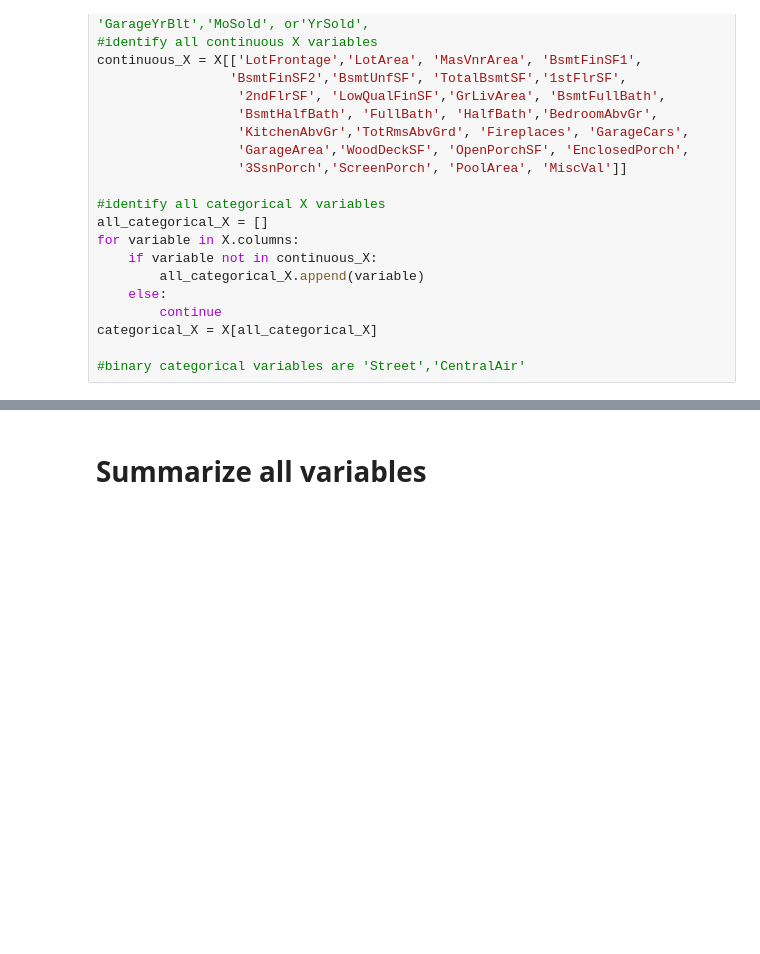
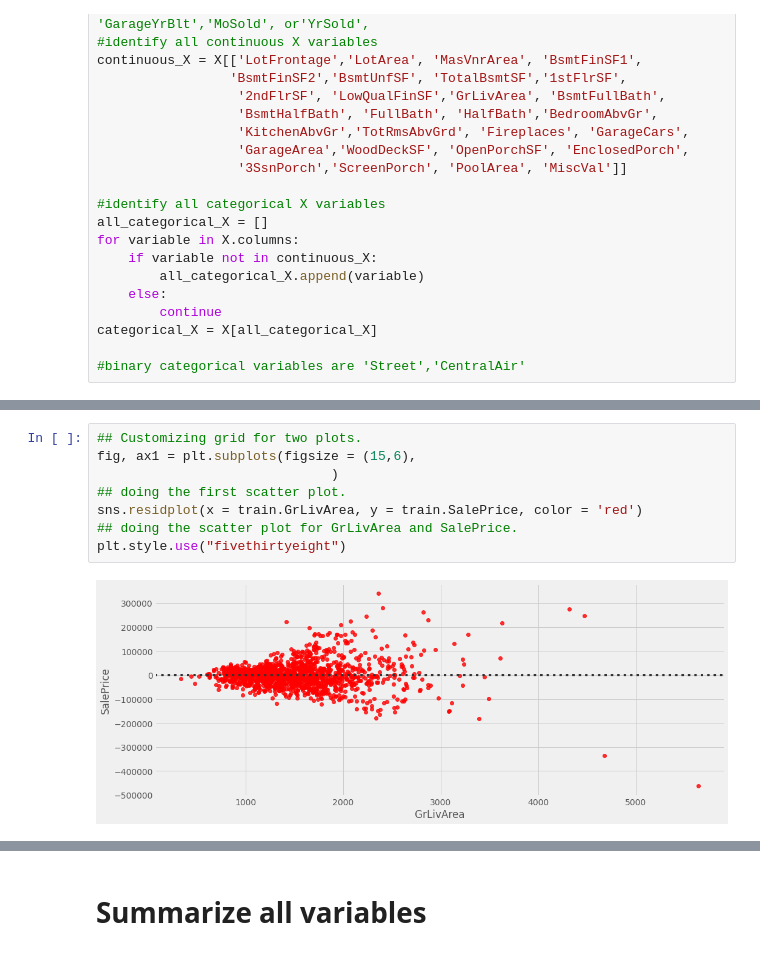
Before and after one commit to kennybagzz/Iowa-House-Prices-Prediction, a Jupyter notebook: house-prices-advanced-regression-techniques/EDA.ipynb, the cells around one changed output, grey strips where cells are left out. Drawn from its saved outputs; the diff is of its cells as text; blank space fills up the shorter version.

```diff
--- a/house-prices-advanced-regression-techniques/EDA.ipynb
+++ b/house-prices-advanced-regression-techniques/EDA.ipynb
@@ -64,0 +114,10 @@ categorical_X = X[all_categorical_X]
+# %%
+## Customizing grid for two plots.
+fig, ax1 = plt.subplots(figsize = (15,6),
+                              )
+## doing the first scatter plot.
+sns.residplot(x = train.GrLivArea, y = train.SalePrice, color = 'red')
+## doing the scatter plot for GrLivArea and SalePrice.
+plt.style.use("fivethirtyeight")
+# %% [output]
+[figure, added]
```
Also changed, not shown: parts of 21 cells of this notebook, 3 other files.
